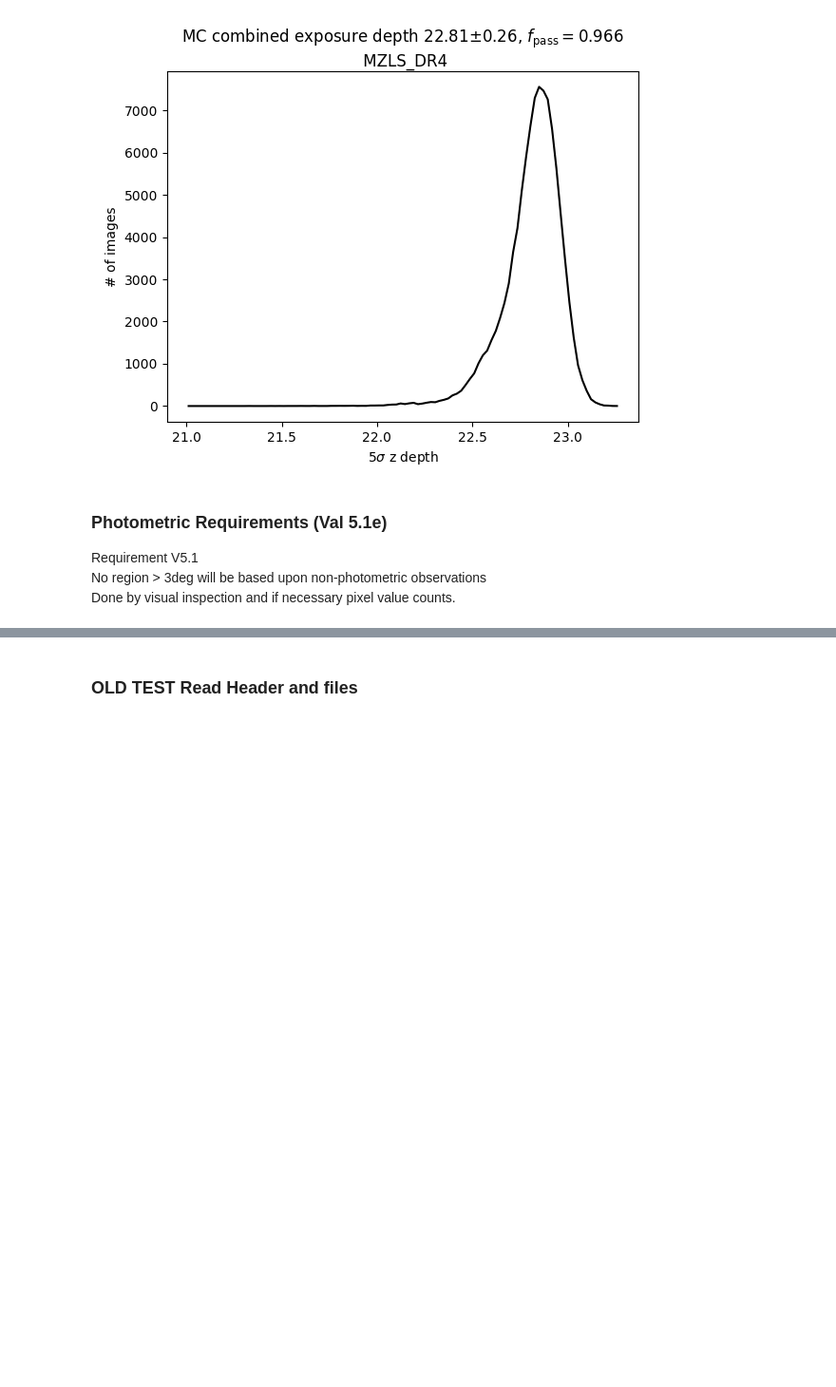
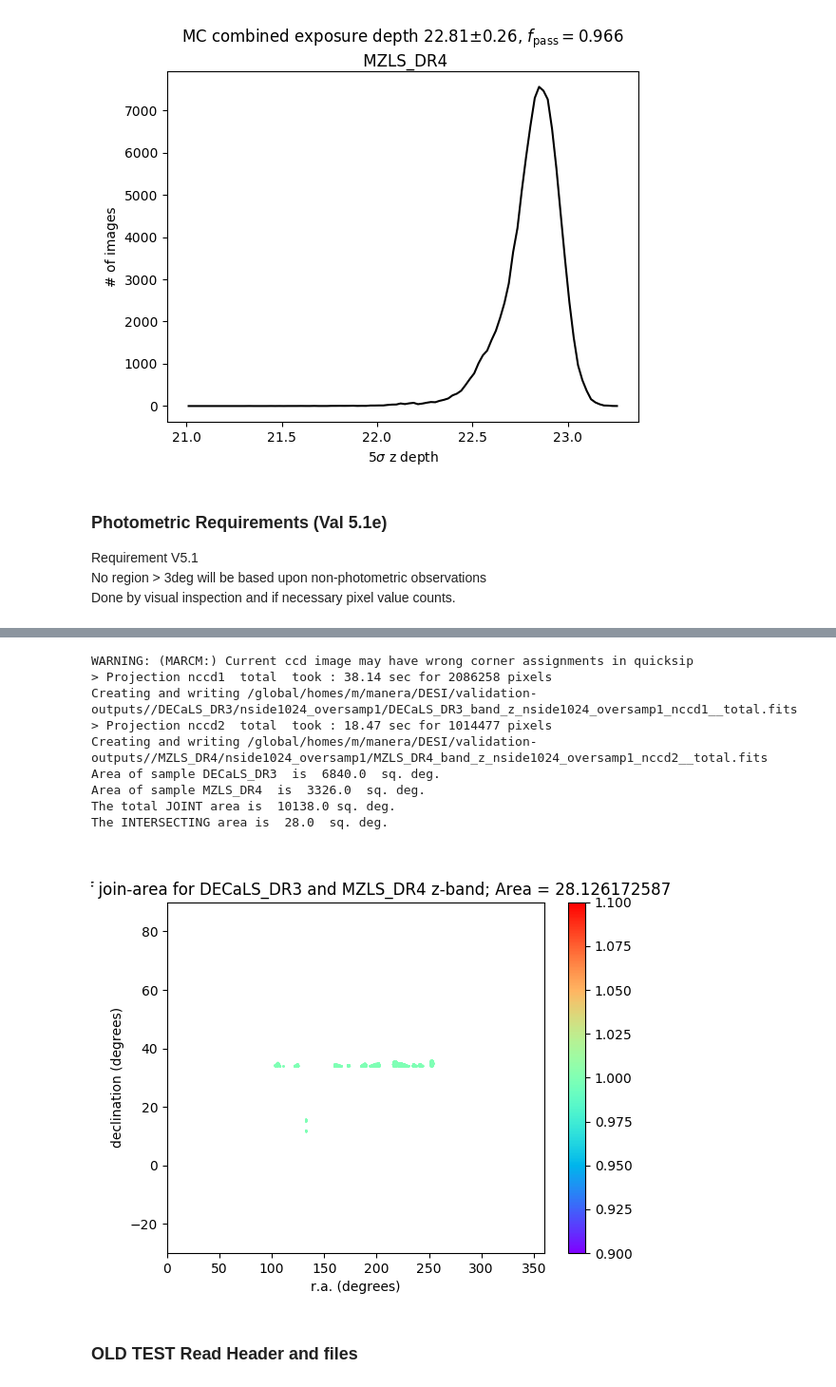
Before and after one commit to legacysurvey/legacypipe, a Jupyter notebook: validationtests/desi_image_validation_users.ipynb, the cells around one changed output, grey strips where cells are left out. Shown: that part at 95% size. Cells and saved outputs as stored; diff of their text form; code cells hidden in the pictures; blank space fills up the shorter version.

```diff
--- a/validationtests/desi_image_validation_users.ipynb
+++ b/validationtests/desi_image_validation_users.ipynb
@@ -232,3 +273,21 @@ nside of udgraded pixels is :  64
+# %%
+verbose=False
+sample1 = mysample('DECaLS','DR3','z',localdir,verbose)
+sample2 = mysample('MZLS','DR4','z',localdir,verbose)
+fname = v3p5_Areas(sample1,sample2)
+fig = Image(filename=(fname))
+fig
+# %% [output]
+WARNING: (MARCM:) Current ccd image may have wrong corner assignments in quicksip
+> Projection nccd1  total  took : 38.14 sec for 2086258 pixels
+Creating and writing /global/homes/m/manera/DESI/validation-outputs//DECaLS_DR3/nside1024_oversamp1/DECaLS_DR3_band_z_nside1024_oversamp1_nccd1__total.fits
+> Projection nccd2  total  took : 18.47 sec for 1014477 pixels
+Creating and writing /global/homes/m/manera/DESI/validation-outputs//MZLS_DR4/nside1024_oversamp1/MZLS_DR4_band_z_nside1024_oversamp1_nccd2__total.fits
+Area of sample DECaLS_DR3  is  6840.0  sq. deg.
+Area of sample MZLS_DR4  is  3326.0  sq. deg.
+The total JOINT area is  10138.0 sq. deg.
+The INTERSECTING area is  28.0  sq. deg.
+[figure, added]
 # %% [markdown]
 ###  OLD TEST  Read Header and files
 # %%
```
Also changed, not shown: parts of 6 cells of this notebook, 1 other file.
